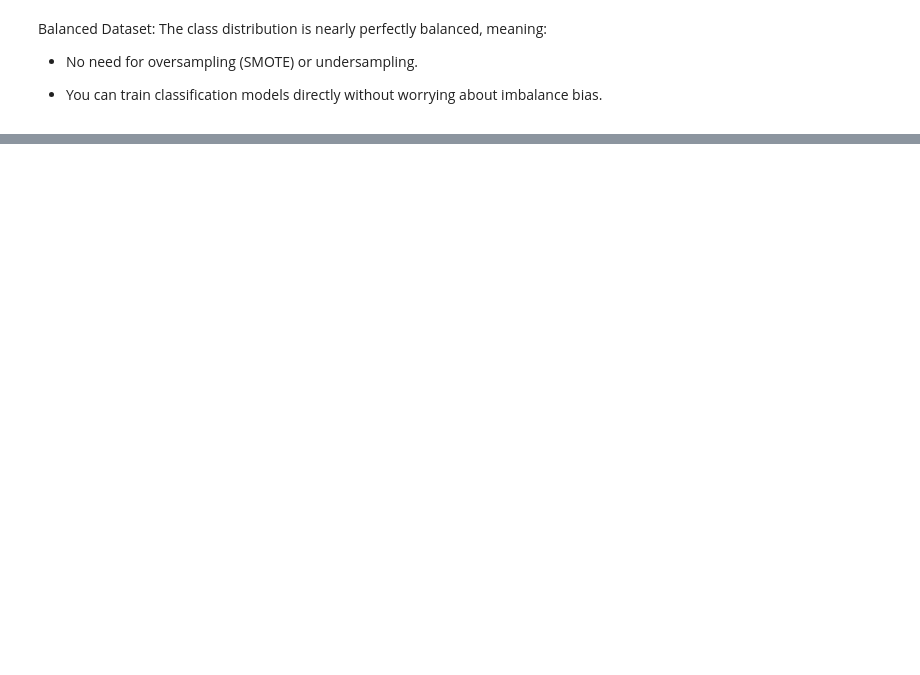
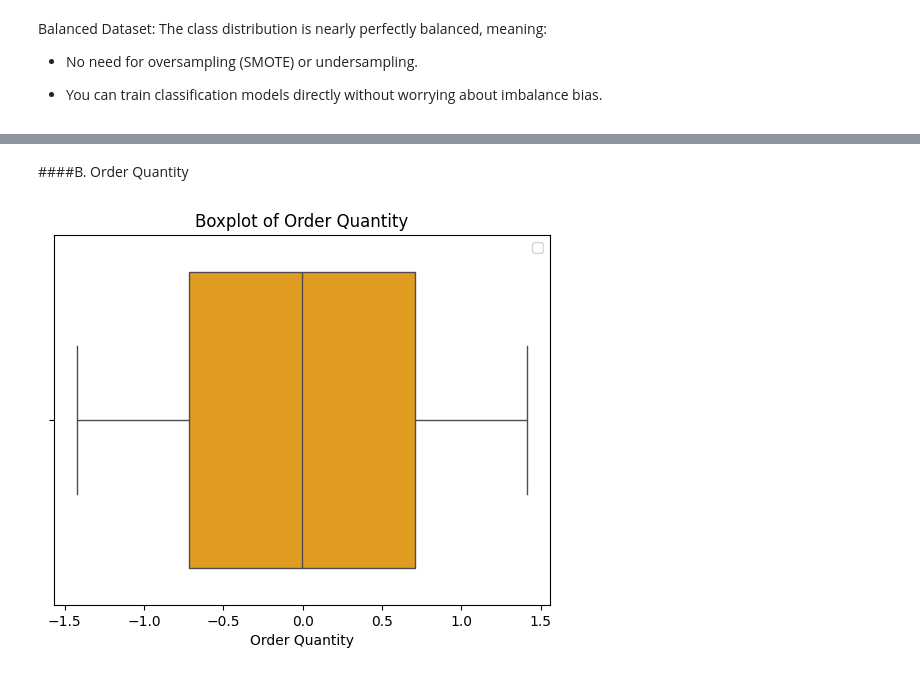
Before and after one commit to Aishaamalik/Predicting-Product-Return-Probability-in-E-Commerce, a Jupyter notebook: Project_3.ipynb, the cells around one changed output, grey strips where cells are left out. Drawn from its saved outputs; the diff is of its cells as text; code cells hidden in the pictures; blank space fills up the shorter version.

```diff
--- a/Project_3.ipynb
+++ b/Project_3.ipynb
@@ -306,0 +338,10 @@ Passing `palette` without assigning `hue` is deprecated and will be removed in v
+# %% [markdown]
+####B. Order Quantity
+# %%
+sns.boxplot(x=df['Order_Quantity'], color='orange')
+plt.title('Boxplot of Order Quantity')
+plt.xlabel('Order Quantity')
+plt.legend()
+plt.show()
+# %% [output]
+[figure, added]
```
Also changed, not shown: parts of 122 cells of this notebook.
